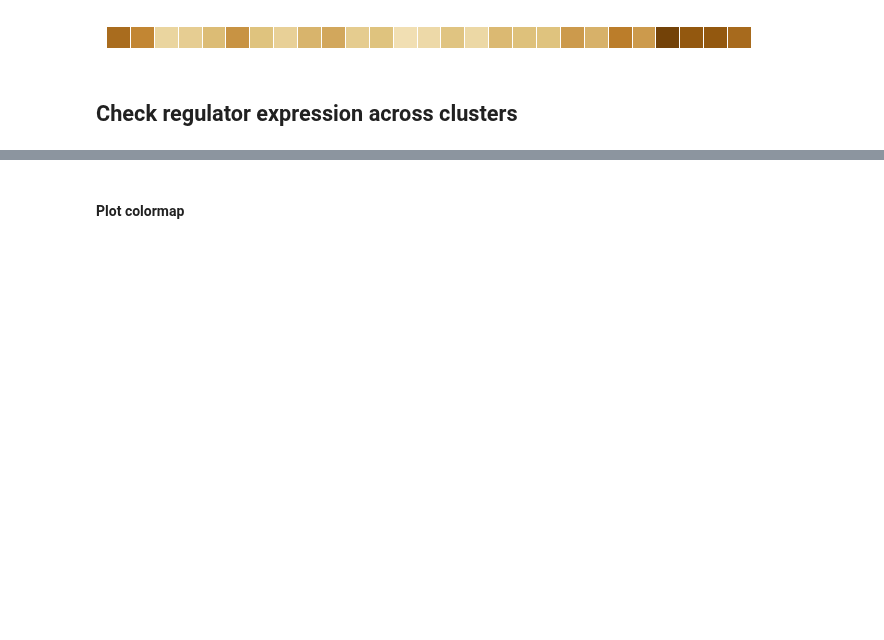
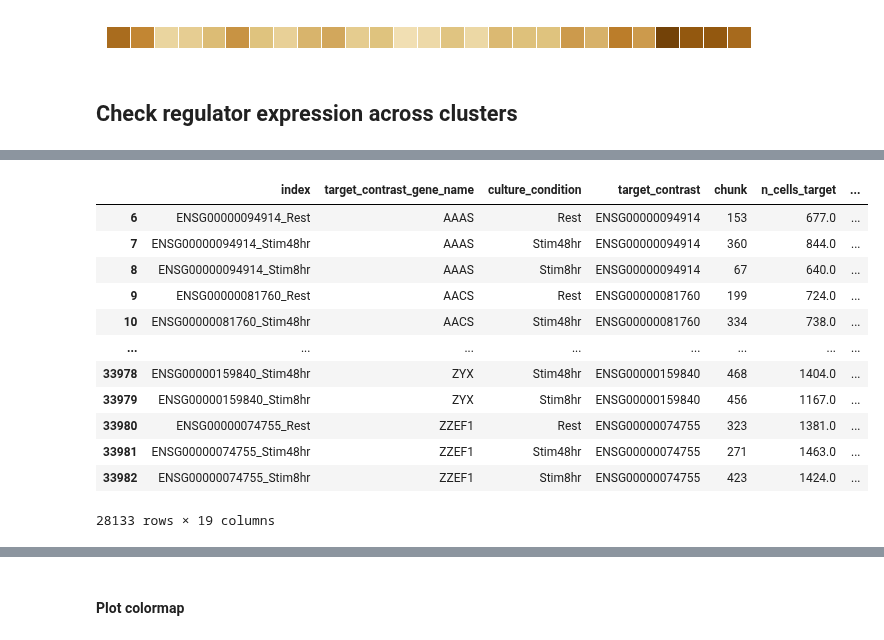
Before and after one commit to emdann/GWT_perturbseq_analysis_2025, a Jupyter notebook: src/6_functional_interaction/condition_specificity.ipynb, the cells around one changed output, grey strips where cells are left out. Cells and saved outputs as stored; diff of their text form; code cells hidden in the pictures; blank space fills up the shorter version.

```diff
--- a/src/6_functional_interaction/condition_specificity.ipynb
+++ b/src/6_functional_interaction/condition_specificity.ipynb
@@ -232,3 +248,19 @@ cluster_df_filtered = cluster_df_filtered.sort_values(by='condition_specificity'
+# %%
+de_summary_stats[~de_summary_stats['target_baseMean'].isna()]
+# %% [output]
+|  | index | target_contrast_gene_name | culture_condition | target_contrast | chunk | n_cells_target | ... |
+| 6 | ENSG00000094914_Rest | AAAS | Rest | ENSG00000094914 | 153 | 677.0 | ... |
+| 7 | ENSG00000094914_Stim48hr | AAAS | Stim48hr | ENSG00000094914 | 360 | 844.0 | ... |
+| 8 | ENSG00000094914_Stim8hr | AAAS | Stim8hr | ENSG00000094914 | 67 | 640.0 | ... |
+| 9 | ENSG00000081760_Rest | AACS | Rest | ENSG00000081760 | 199 | 724.0 | ... |
+| 10 | ENSG00000081760_Stim48hr | AACS | Stim48hr | ENSG00000081760 | 334 | 738.0 | ... |
+| ... | ... | ... | ... | ... | ... | ... | ... |
+| 33978 | ENSG00000159840_Stim48hr | ZYX | Stim48hr | ENSG00000159840 | 468 | 1404.0 | ... |
+| 33979 | ENSG00000159840_Stim8hr | ZYX | Stim8hr | ENSG00000159840 | 456 | 1167.0 | ... |
+| 33980 | ENSG00000074755_Rest | ZZEF1 | Rest | ENSG00000074755 | 323 | 1381.0 | ... |
+| 33981 | ENSG00000074755_Stim48hr | ZZEF1 | Stim48hr | ENSG00000074755 | 271 | 1463.0 | ... |
+| 33982 | ENSG00000074755_Stim8hr | ZZEF1 | Stim8hr | ENSG00000074755 | 423 | 1424.0 | ... |
+28133 rows × 19 columns
 # %%
 all_gene = set(de_summary_stats[de_summary_stats['culture_condition']=='Rest']['target_contrast']) \
 & set(de_summary_stats[de_summary_stats['culture_condition']=='Stim8hr']['target_contrast']) \
```
Also changed, not shown: parts of 10 cells of this notebook.
